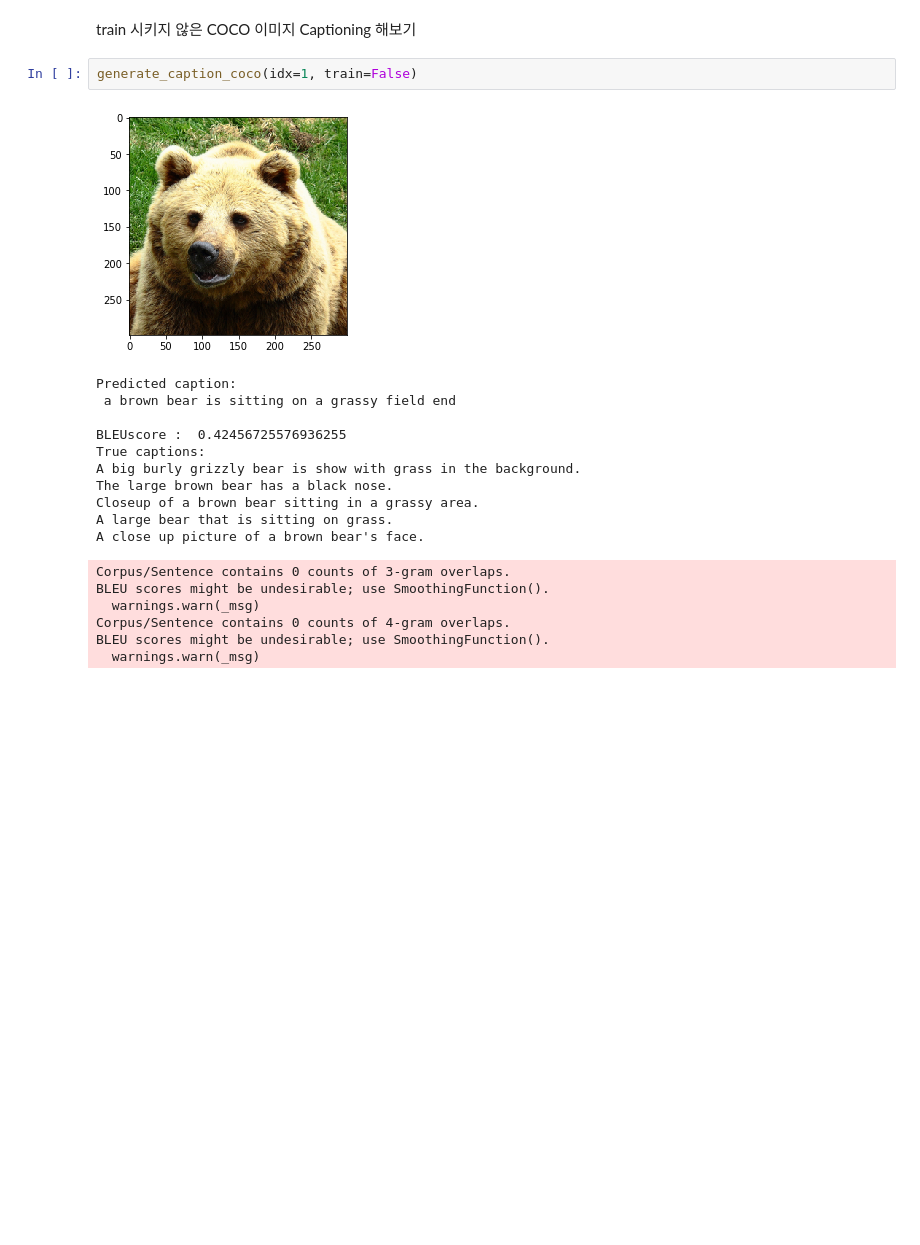
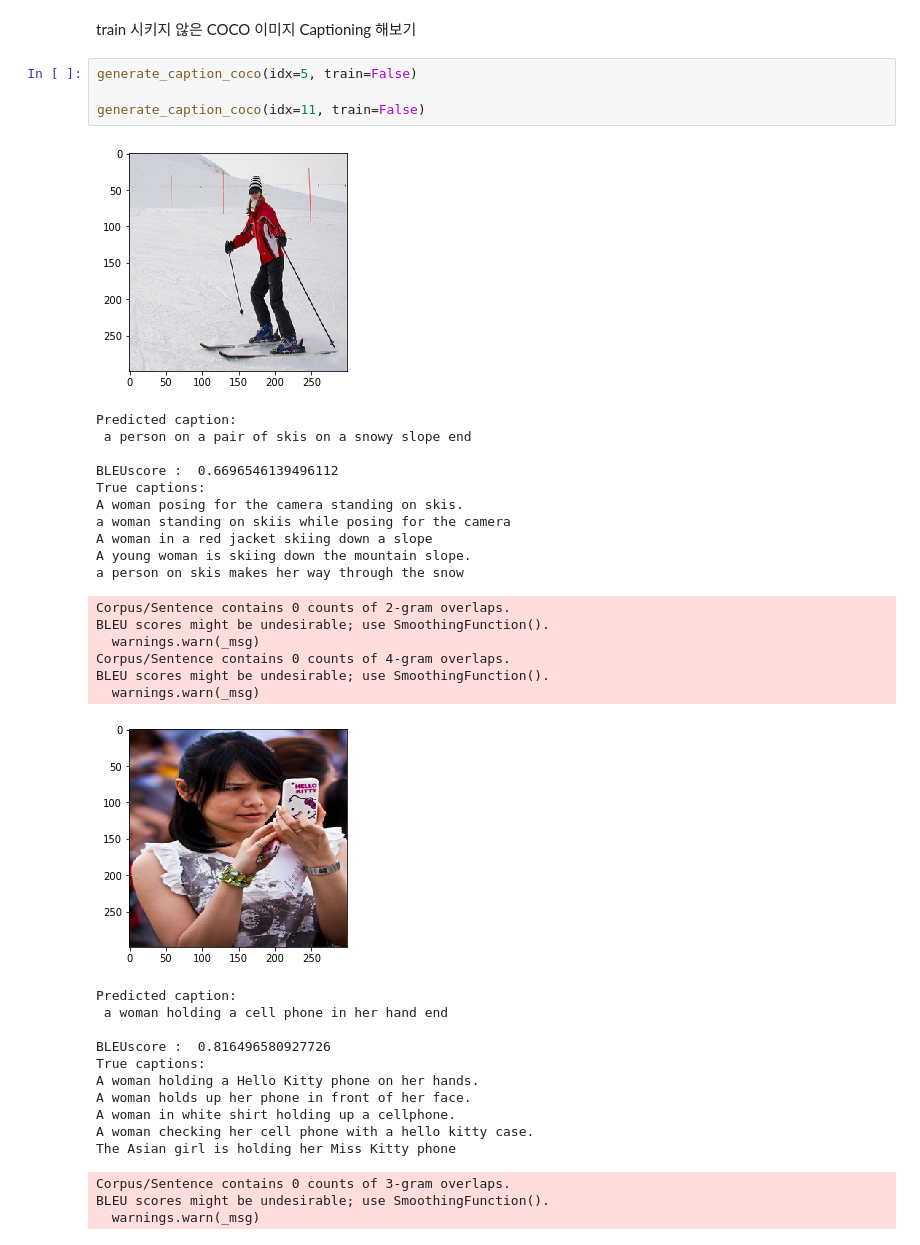
Before and after one commit to HyunJu1/Image-Captioning, a Jupyter notebook: Image Captioning.ipynb, the cells around one changed output. Cells and saved outputs as stored; diff of their text form; blank space fills up the shorter version.

```diff
--- a/Image Captioning.ipynb
+++ b/Image Captioning.ipynb
@@ -788,22 +823,38 @@ BLEU scores might be undesirable; use SmoothingFunction().
 # %% [markdown]
 train 시키지 않은  COCO 이미지 Captioning 해보기
 # %%
-generate_caption_coco(idx=1, train=False)
+generate_caption_coco(idx=5, train=False)
+
+generate_caption_coco(idx=11, train=False)
 # %% [output]
-[figure, old version]
+[figure, new version]
 Predicted caption:
- a brown bear is sitting on a grassy field end
+ a person on a pair of skis on a snowy slope end
 
-BLEUscore :  0.42456725576936255
+BLEUscore :  0.6696546139496112
 True captions:
-A big burly grizzly bear is show with grass in the background.
-The large brown bear has a black nose.
-Closeup of a brown bear sitting in a grassy area.
-A large bear that is sitting on grass.
-A close up picture of a brown bear's face.
+A woman posing for the camera standing on skis.
+a woman standing on skiis while posing for the camera
+A woman in a red jacket skiing down a slope
+A young woman is skiing down the mountain slope.
+a person on skis makes her way through the snow
-Corpus/Sentence contains 0 counts of 3-gram overlaps.
+Corpus/Sentence contains 0 counts of 2-gram overlaps.
 BLEU scores might be undesirable; use SmoothingFunction().
   warnings.warn(_msg)
 Corpus/Sentence contains 0 counts of 4-gram overlaps.
 BLEU scores might be undesirable; use SmoothingFunction().
   warnings.warn(_msg)
+[figure, added]
+Predicted caption:
+ a woman holding a cell phone in her hand end
+
+BLEUscore :  0.816496580927726
+True captions:
+A woman holding a Hello Kitty phone on her hands.
+A woman holds up her phone in front of her face.
+A woman in white shirt holding up a cellphone.
+A woman checking her cell phone with a hello kitty case.
+The Asian girl is holding her Miss Kitty phone
+Corpus/Sentence contains 0 counts of 3-gram overlaps.
+BLEU scores might be undesirable; use SmoothingFunction().
+  warnings.warn(_msg)
```
Also changed, not shown: parts of 5 cells of this notebook, 10 other files.
